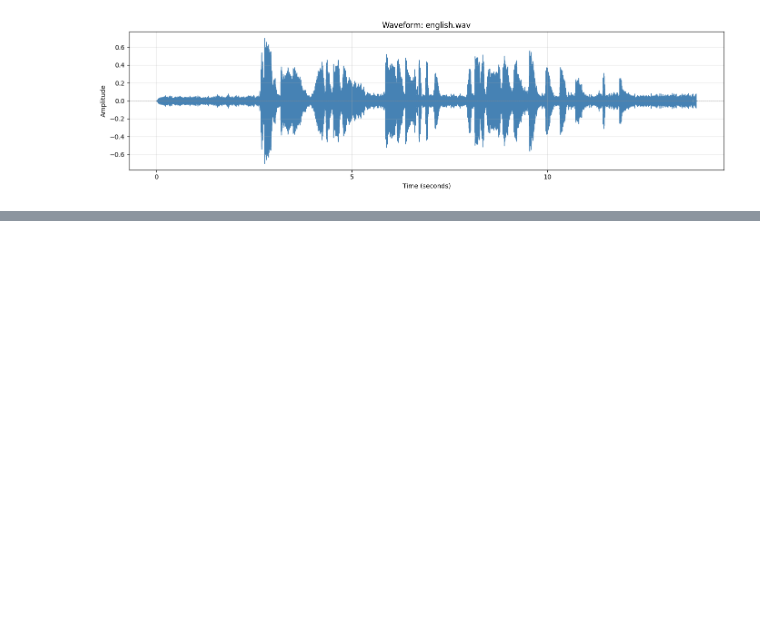
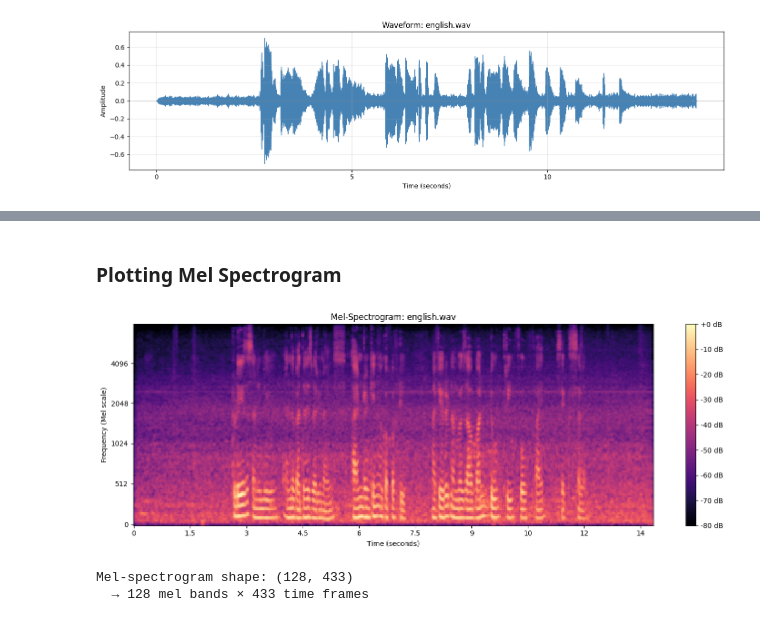
Before and after one commit to makarkul/bharatgen-speech-intern-2026, a Jupyter notebook: week1/audio_testing.ipynb, the cells around one changed output, grey strips where cells are left out. Cells and saved outputs as stored; diff of their text form; code cells hidden in the pictures; blank space fills up the shorter version.

```diff
--- a/week1/audio_testing.ipynb
+++ b/week1/audio_testing.ipynb
@@ -62,0 +122,41 @@ plt.show()
+# %% [markdown]
+### Plotting Mel Spectrogram
+# %%
+# --- Cell 4: Compute and plot the mel-spectrogram ---
+
+# Step 1: Compute the mel-spectrogram (raw "power" values)
+mel_spec = librosa.feature.melspectrogram(
+    y=y,            # the audio
+    sr=sr,          # sample rate
+    n_mels=128,     # number of mel bands (frequency bins on the y-axis)
+)
+
+# Step 2: Convert to decibels (log scale) so we can see detail
+mel_spec_db = librosa.power_to_db(mel_spec, ref=np.max)
+
+# Step 3: Plot it as a heatmap
+plt.figure(figsize=(14, 5))
+img = librosa.display.specshow(
+    mel_spec_db,
+    sr=sr,
+    x_axis="time",   # label x-axis in seconds
+    y_axis="mel",    # label y-axis in mel scale
+    cmap="magma",    # color scheme — try "viridis" or "inferno" too
+)
+
+# Add a colorbar so we know what the colors mean
+plt.colorbar(img, format="%+2.0f dB")
+
+plt.title("Mel-Spectrogram: english.wav")
+plt.xlabel("Time (seconds)")
+plt.ylabel("Frequency (Mel scale)")
+plt.tight_layout()
+plt.show()
+
+# Quick sanity check on shape
+print(f"Mel-spectrogram shape: {mel_spec_db.shape}")
+print(f"  → {mel_spec_db.shape[0]} mel bands × {mel_spec_db.shape[1]} time frames")
+# %% [output]
+[figure, added]
+Mel-spectrogram shape: (128, 433)
+  → 128 mel bands × 433 time frames
```
Also changed, not shown: parts of 12 cells of this notebook, 11 other files.
